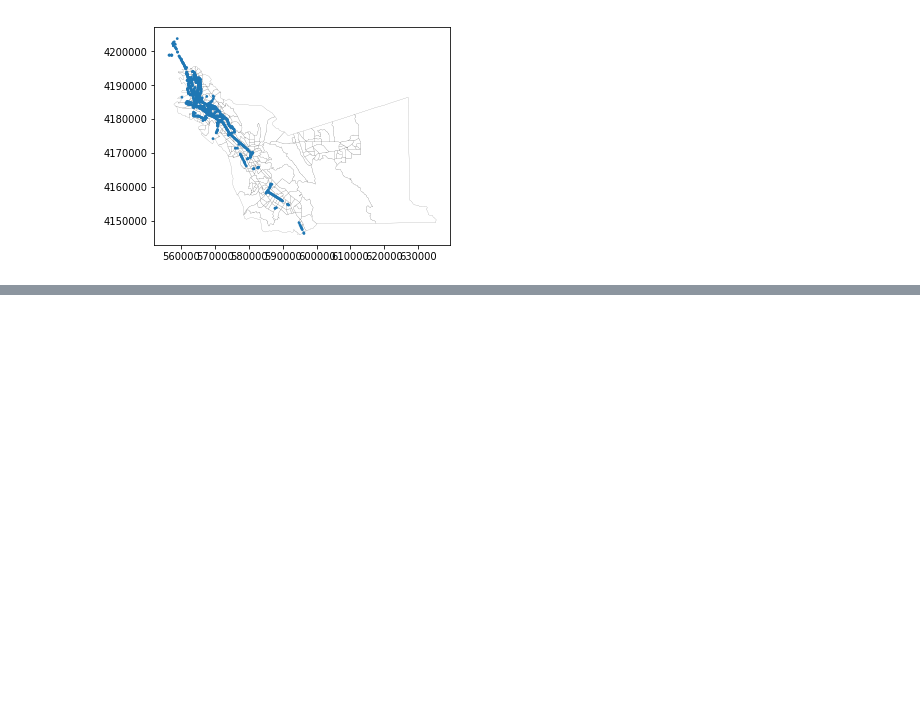
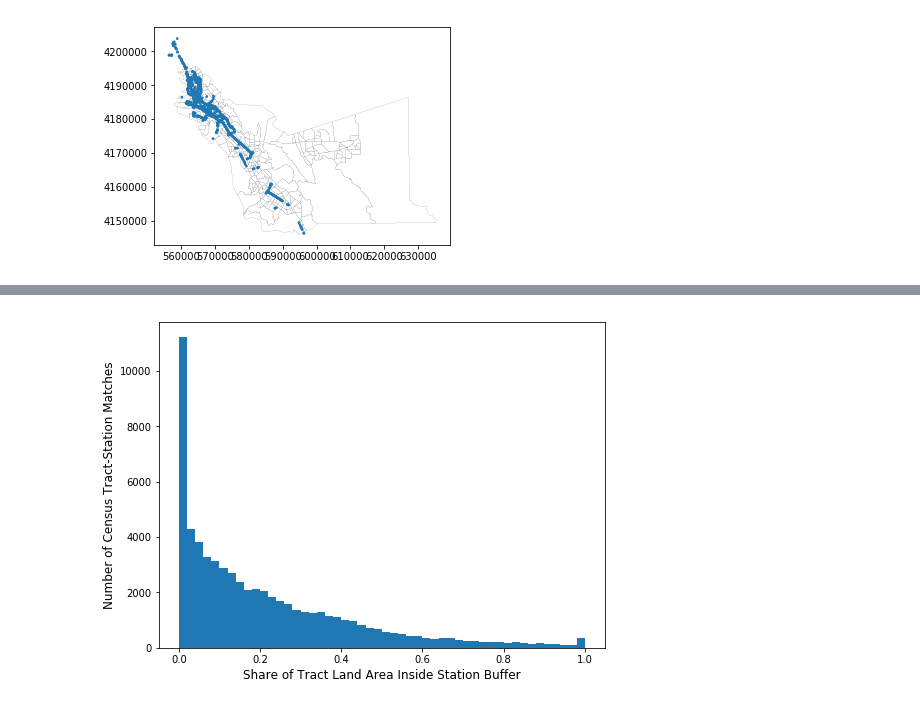
Before and after one commit to jarednolan/Upzoning, a Jupyter notebook: Tract_geo_analysis.ipynb, the cells around one changed output, grey strips where cells are left out. Cells and saved outputs as stored; diff of their text form; code cells hidden in the pictures; blank space fills up the shorter version.

```diff
--- a/Tract_geo_analysis.ipynb
+++ b/Tract_geo_analysis.ipynb
@@ -103,5 +107,6 @@ Now we have to try to buffer the 1/4 mile radius around the stations. We'll repl
 # %%
 geo_stops['Coordinates'] = geo_stops['Coordinates'].buffer(402)
+geo_stops["station_area"] = geo_stops['Coordinates'].area / 10**6
 
 geo_stops.head()
 # %% [output]
@@ -133,2 +139,4 @@ res_union.head()
 # %%
-res_union.to_csv('tract_stop.csv')
+res_union["overlap_area"] = res_union['geometry'].area / 10**6
+
+#res_union.to_csv('tract_stop.csv')
@@ -134,0 +145,8 @@ res_union.to_csv('tract_stop.csv')
+# %%
+print(len(res_union))
+
+match_tract = res_union[(pd.isnull(res_union['Stop ID'])==False) & (pd.isnull(res_union['AFFGEOID'])==False)]
+
+print(len(match_tract))
+
+match_tract.to_csv('tract_stop.csv')
@@ -134,0 +156,3 @@ res_union.to_csv('tract_stop.csv')
+# %%
+match_tract['tract_inside_station'] = match_tract['overlap_area'] / match_tract['tract_area']
+match_tract['share_of_station'] = match_tract['overlap_area'] / match_tract['station_area']
@@ -134,0 +169,9 @@ res_union.to_csv('tract_stop.csv')
+# %%
+plot.figure(1, figsize=(8,6), )
+plot.xlabel('Share of Tract Land Area Inside Station Buffer', fontsize=12)
+plot.ylabel('Number of Census Tract-Station Matches', fontsize=12)
+ax = plot.hist(match_tract['tract_inside_station'], bins=50)
+plot.savefig('tract_inside_station.png')
+plot.show()
+# %% [output]
+[figure, added]
```
Also changed, not shown: parts of 23 cells of this notebook, 2 other files.
